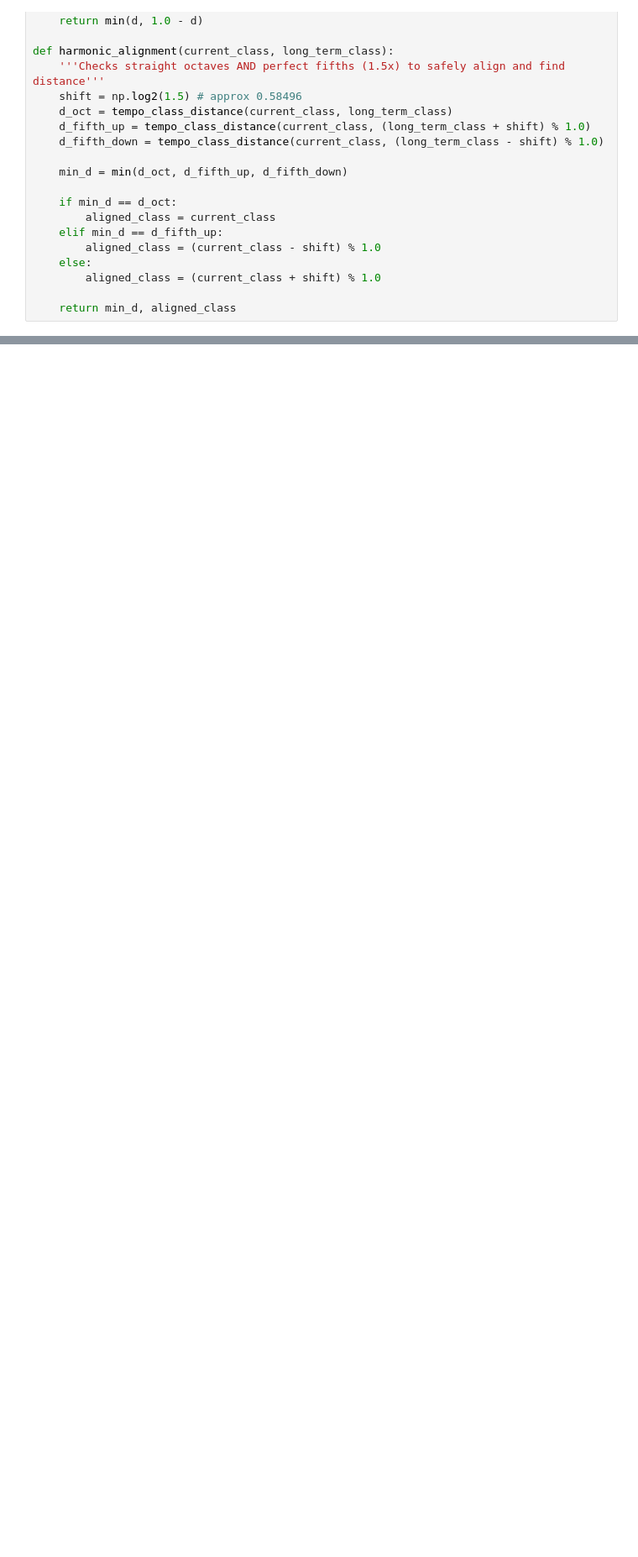
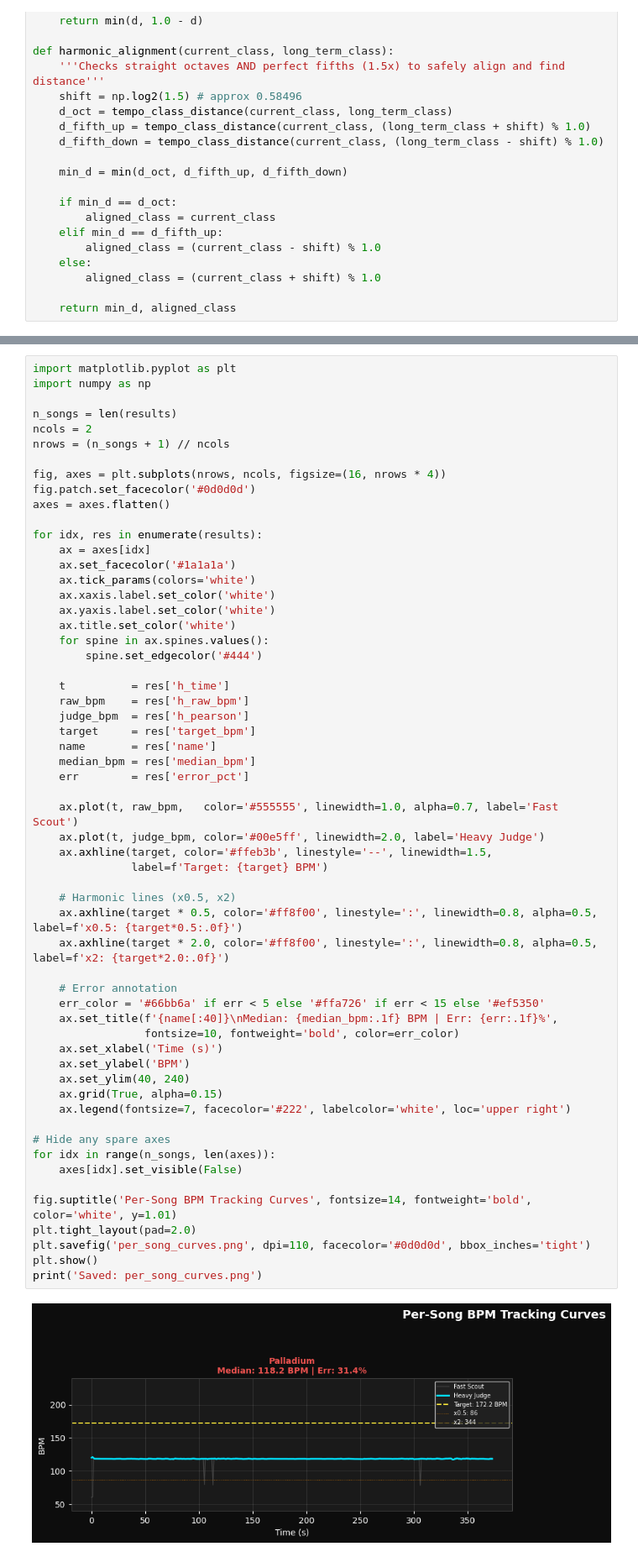
Before and after one commit to LucRobey/vialactee, a Jupyter notebook: playground/ContinuousHybridTracker_HarmonicMath/ContinuousHybridTracker_HarmonicMath.ipynb, the cells around one changed output, grey strips where cells are left out. Shown at 84% size. Drawn from its saved outputs; the diff is of its cells as text; blank space fills up the shorter version.

```diff
--- a/playground/ContinuousHybridTracker_HarmonicMath/ContinuousHybridTracker_HarmonicMath.ipynb
+++ b/playground/ContinuousHybridTracker_HarmonicMath/ContinuousHybridTracker_HarmonicMath.ipynb
@@ -476,0 +660,60 @@ plt.show()
+# %%
+import matplotlib.pyplot as plt
+import numpy as np
+
+n_songs = len(results)
+ncols = 2
+nrows = (n_songs + 1) // ncols
+
+fig, axes = plt.subplots(nrows, ncols, figsize=(16, nrows * 4))
+fig.patch.set_facecolor('#0d0d0d')
+axes = axes.flatten()
+
+for idx, res in enumerate(results):
+    ax = axes[idx]
+    ax.set_facecolor('#1a1a1a')
+    ax.tick_params(colors='white')
+    ax.xaxis.label.set_color('white')
+    ax.yaxis.label.set_color('white')
+    ax.title.set_color('white')
+    for spine in ax.spines.values():
+        spine.set_edgecolor('#444')
+
+    t          = res['h_time']
+    raw_bpm    = res['h_raw_bpm']
+    judge_bpm  = res['h_pearson']
+    target     = res['target_bpm']
+    name       = res['name']
+    median_bpm = res['median_bpm']
+    err        = res['error_pct']
+
+    ax.plot(t, raw_bpm,   color='#555555', linewidth=1.0, alpha=0.7, label='Fast Scout')
+    ax.plot(t, judge_bpm, color='#00e5ff', linewidth=2.0, label='Heavy Judge')
+    ax.axhline(target, color='#ffeb3b', linestyle='--', linewidth=1.5,
+               label=f'Target: {target} BPM')
+
+    # Harmonic lines (x0.5, x2)
+    ax.axhline(target * 0.5, color='#ff8f00', linestyle=':', linewidth=0.8, alpha=0.5, label=f'x0.5: {target*0.5:.0f}')
+    ax.axhline(target * 2.0, color='#ff8f00', linestyle=':', linewidth=0.8, alpha=0.5, label=f'x2: {target*2.0:.0f}')
+
+    # Error annotation
+    err_color = '#66bb6a' if err < 5 else '#ffa726' if err < 15 else '#ef5350'
+    ax.set_title(f'{name[:40]}\nMedian: {median_bpm:.1f} BPM | Err: {err:.1f}%',
+                 fontsize=10, fontweight='bold', color=err_color)
+    ax.set_xlabel('Time (s)')
+    ax.set_ylabel('BPM')
+    ax.set_ylim(40, 240)
+    ax.grid(True, alpha=0.15)
+    ax.legend(fontsize=7, facecolor='#222', labelcolor='white', loc='upper right')
+
+# Hide any spare axes
+for idx in range(n_songs, len(axes)):
+    axes[idx].set_visible(False)
+
+fig.suptitle('Per-Song BPM Tracking Curves', fontsize=14, fontweight='bold', color='white', y=1.01)
+plt.tight_layout(pad=2.0)
+plt.savefig('per_song_curves.png', dpi=110, facecolor='#0d0d0d', bbox_inches='tight')
+plt.show()
+print('Saved: per_song_curves.png')
+# %% [output]
+[figure, added]
```
Also changed, not shown: parts of 15 cells of this notebook, 39 other files.
